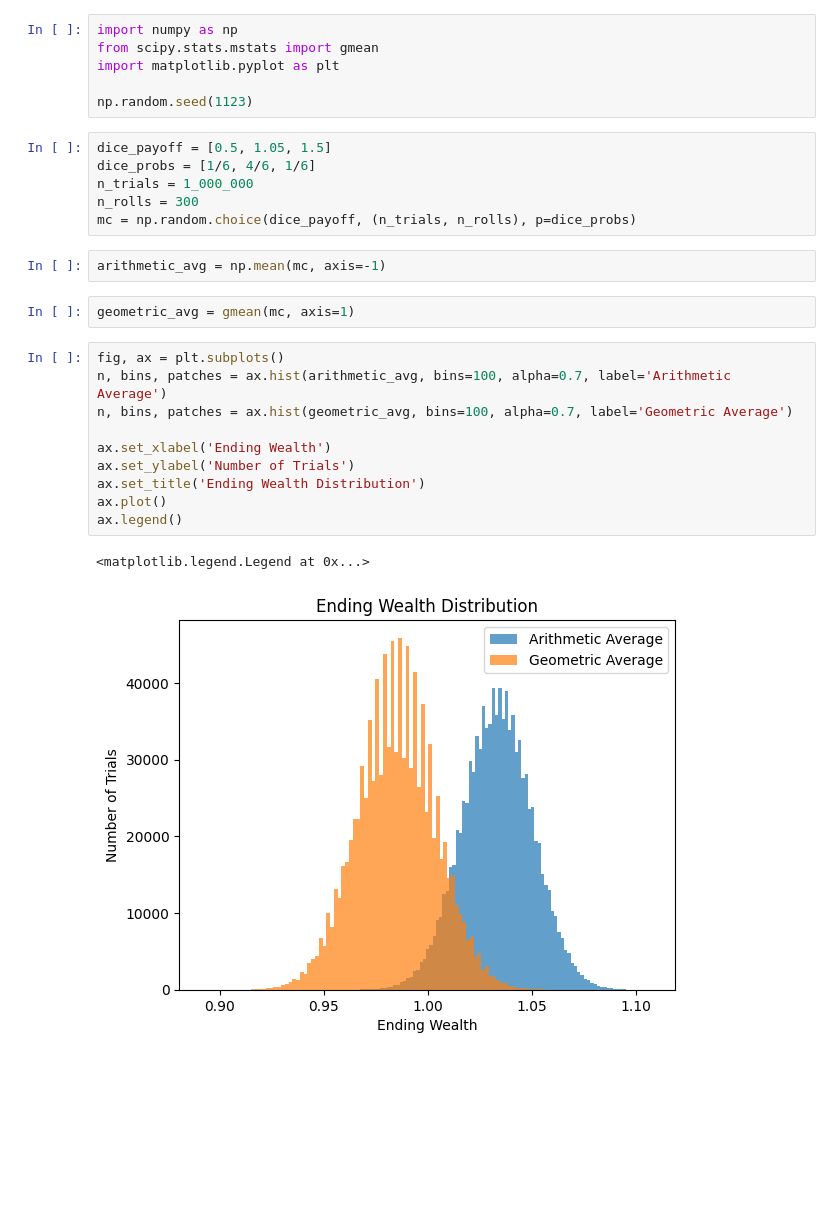
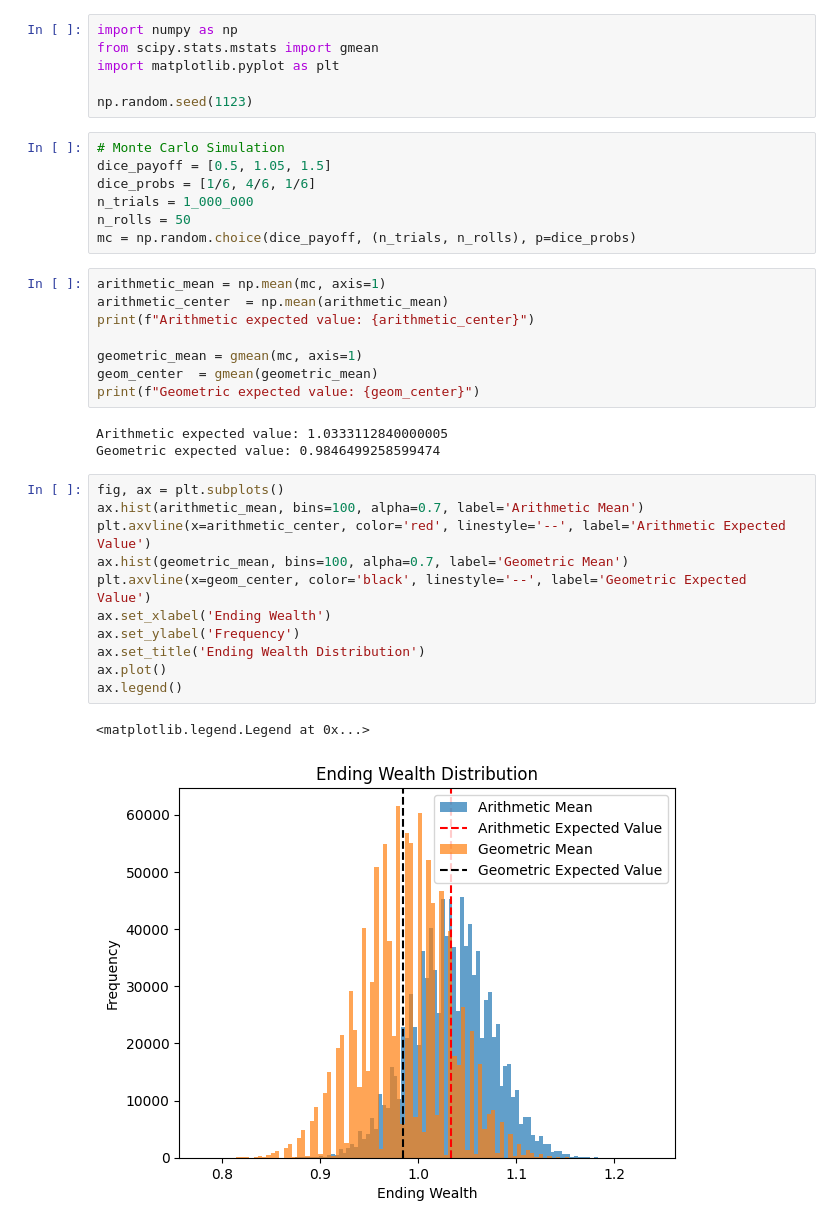
Before and after one commit to jovsa/safe-haven-reproduction, a Jupyter notebook: eternal_return.ipynb, the cells around one changed output. Saved outputs shown, nothing was run; the diff lists cells and outputs as text; blank space fills up the shorter version.

```diff
--- a/eternal_return.ipynb
+++ b/eternal_return.ipynb
@@ -5,25 +5,34 @@ import matplotlib.pyplot as plt
 
 np.random.seed(1123)
 # %%
+# Monte Carlo Simulation
 dice_payoff = [0.5, 1.05, 1.5]
 dice_probs = [1/6, 4/6, 1/6]
 n_trials = 1_000_000
-n_rolls = 300
+n_rolls = 50
 mc = np.random.choice(dice_payoff, (n_trials, n_rolls), p=dice_probs)
-# %%
-arithmetic_avg = np.mean(mc, axis=-1)
-# %%
-geometric_avg = gmean(mc, axis=1)
+# %%
+arithmetic_mean = np.mean(mc, axis=1)
+arithmetic_center  = np.mean(arithmetic_mean)
+print(f"Arithmetic expected value: {arithmetic_center}")
+
+geometric_mean = gmean(mc, axis=1)
+geom_center  = gmean(geometric_mean)
+print(f"Geometric expected value: {geom_center}")
+# %% [output]
+Arithmetic expected value: 1.0333112840000005
+Geometric expected value: 0.9846499258599474
 # %%
 fig, ax = plt.subplots()
-n, bins, patches = ax.hist(arithmetic_avg, bins=100, alpha=0.7, label='Arithmetic Average')
-n, bins, patches = ax.hist(geometric_avg, bins=100, alpha=0.7, label='Geometric Average')
-
+ax.hist(arithmetic_mean, bins=100, alpha=0.7, label='Arithmetic Mean')
+plt.axvline(x=arithmetic_center, color='red', linestyle='--', label='Arithmetic Expected Value')
+ax.hist(geometric_mean, bins=100, alpha=0.7, label='Geometric Mean')
+plt.axvline(x=geom_center, color='black', linestyle='--', label='Geometric Expected Value')
 ax.set_xlabel('Ending Wealth')
-ax.set_ylabel('Number of Trials')
+ax.set_ylabel('Frequency')
 ax.set_title('Ending Wealth Distribution')
 ax.plot()
 ax.legend()
 # %% [output]
 <matplotlib.legend.Legend at 0x...>
-[figure, old version]
+[figure, new version]
```
